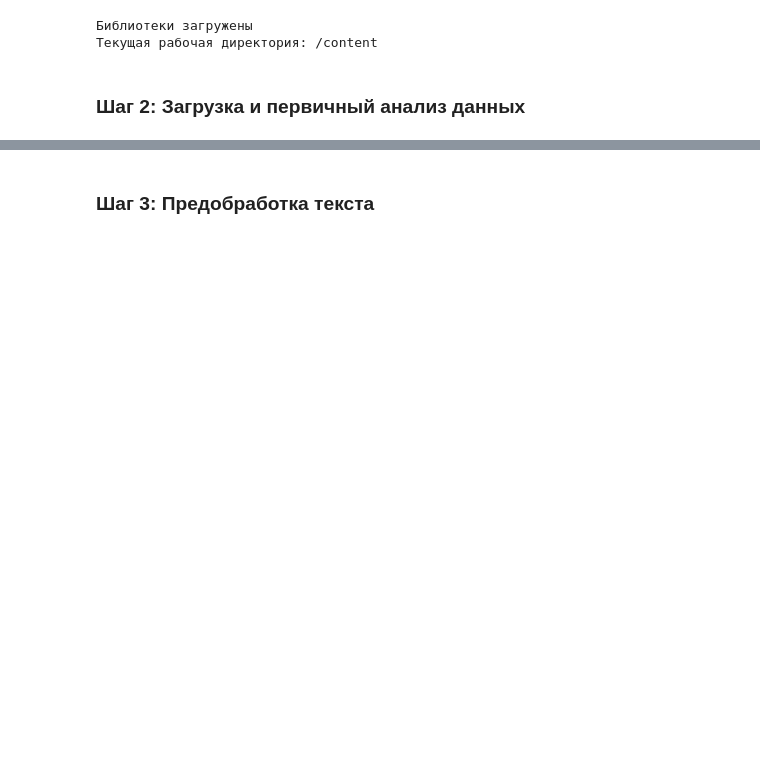
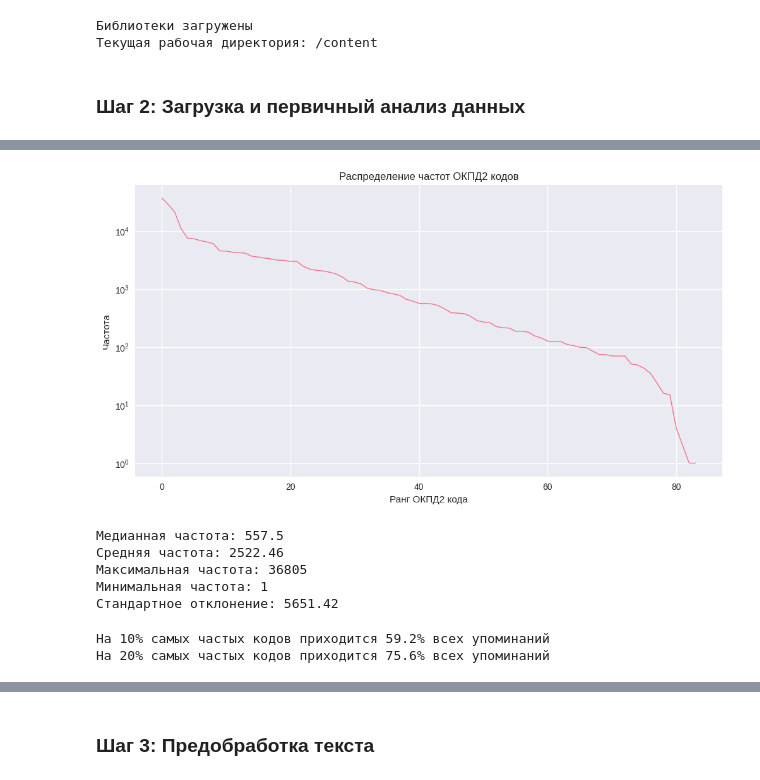
Before and after one commit to aldarovav/YearProject, a Jupyter notebook: analysis.ipynb, the cells around one changed output, grey strips where cells are left out. Saved outputs shown, nothing was run; the diff lists cells and outputs as text; code cells hidden in the pictures; blank space fills up the shorter version.

```diff
--- a/analysis.ipynb
+++ b/analysis.ipynb
@@ -176,0 +298,38 @@ dtype: object
+# %%
+# Строим график распределения частот
+plt.figure(figsize=(12, 6))
+plt.plot(range(len(all_okpd2)), all_okpd2.values, linewidth=1)
+plt.title('Распределение частот ОКПД2 кодов')
+plt.xlabel('Ранг ОКПД2 кода')
+plt.ylabel('Частота')
+plt.grid(True)
+plt.yscale('log')  # Логарифмическая шкала для лучшей визуализации
+# %% [output]
+[figure, added]
+# %%
+
+# Дополнительный анализ распределения
+print(f"Медианная частота: {all_okpd2.median()}")
+print(f"Средняя частота: {all_okpd2.mean():.2f}")
+print(f"Максимальная частота: {all_okpd2.max()}")
+print(f"Минимальная частота: {all_okpd2.min()}")
+print(f"Стандартное отклонение: {all_okpd2.std():.2f}")
+# %% [output]
+Медианная частота: 557.5
+Средняя частота: 2522.46
+Максимальная частота: 36805
+Минимальная частота: 1
+Стандартное отклонение: 5651.42
+# %%
+
+# Анализ долей
+total_mentions = all_okpd2.sum()
+top_10_percent = int(len(all_okpd2) * 0.1)
+top_10_percent_share = all_okpd2.head(top_10_percent).sum() / total_mentions * 100
+top_20_percent_share = all_okpd2.head(int(len(all_okpd2) * 0.2)).sum() / total_mentions * 100
+
+print(f"На 10% самых частых кодов приходится {top_10_percent_share:.1f}% всех упоминаний")
+print(f"На 20% самых частых кодов приходится {top_20_percent_share:.1f}% всех упоминаний")
+# %% [output]
+На 10% самых частых кодов приходится 59.2% всех упоминаний
+На 20% самых частых кодов приходится 75.6% всех упоминаний
```
Also changed, not shown: parts of 25 cells of this notebook.
